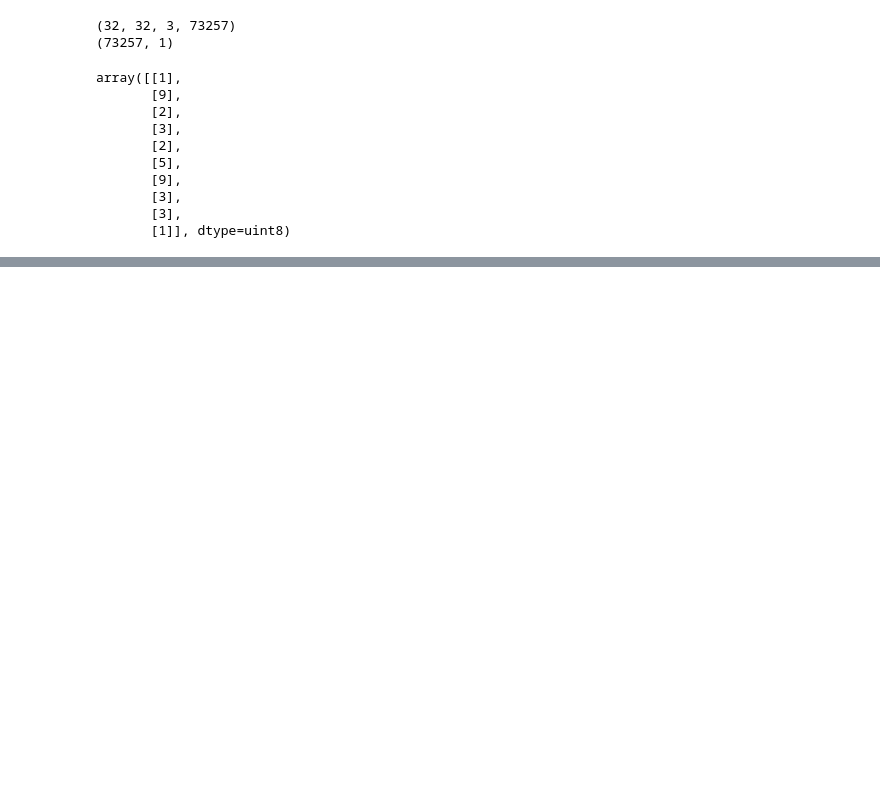
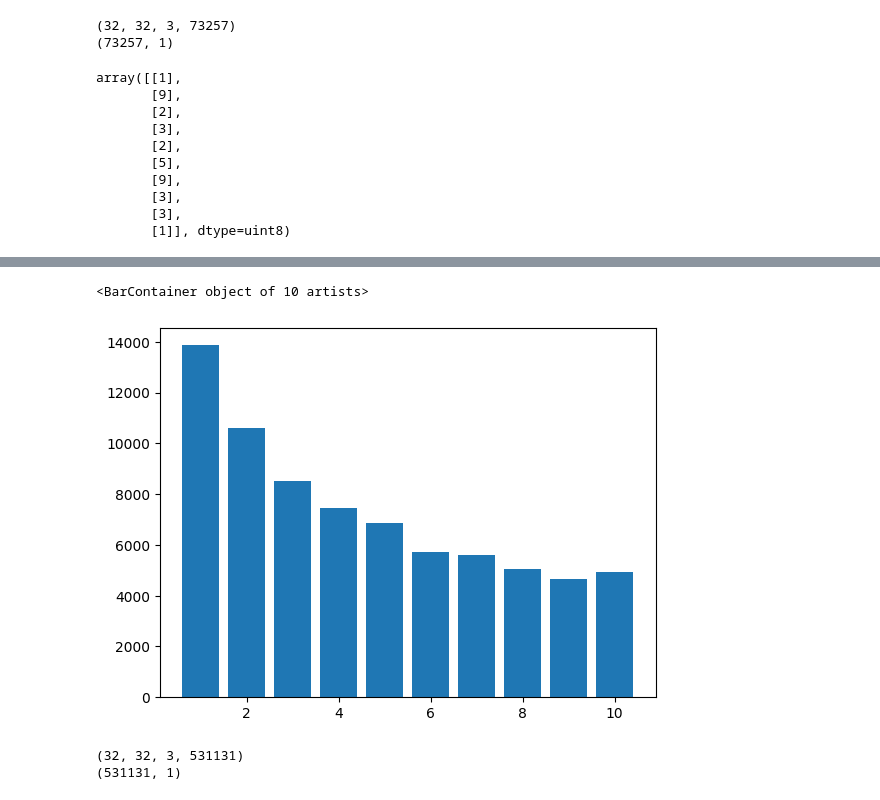
Before and after one commit to nastya-papulova/Neural_networks, a Jupyter notebook: LR1/LR1.ipynb, the cells around one changed output, grey strips where cells are left out. Drawn from its saved outputs; the diff is of its cells as text; code cells hidden in the pictures; blank space fills up the shorter version.

```diff
--- a/LR1/LR1.ipynb
+++ b/LR1/LR1.ipynb
@@ -60,0 +60,4 @@ plt.axis('off')
+# %%
+y_train = y_train.flatten()
+# %%
+unique_classes, counts = np.unique(y_train, return_counts=True)
@@ -60,0 +78,5 @@ plt.axis('off')
+# %%
+plt.bar(unique_classes, counts)
+# %% [output]
+<BarContainer object of 10 artists>
+[figure, added]
@@ -60,0 +89,6 @@ plt.axis('off')
+# %%
+print(X_extra.shape)
+print(y_extra.shape)
+# %% [output]
+(32, 32, 3, 531131)
+(531131, 1)
```
Also changed, not shown: parts of 15 cells of this notebook.
